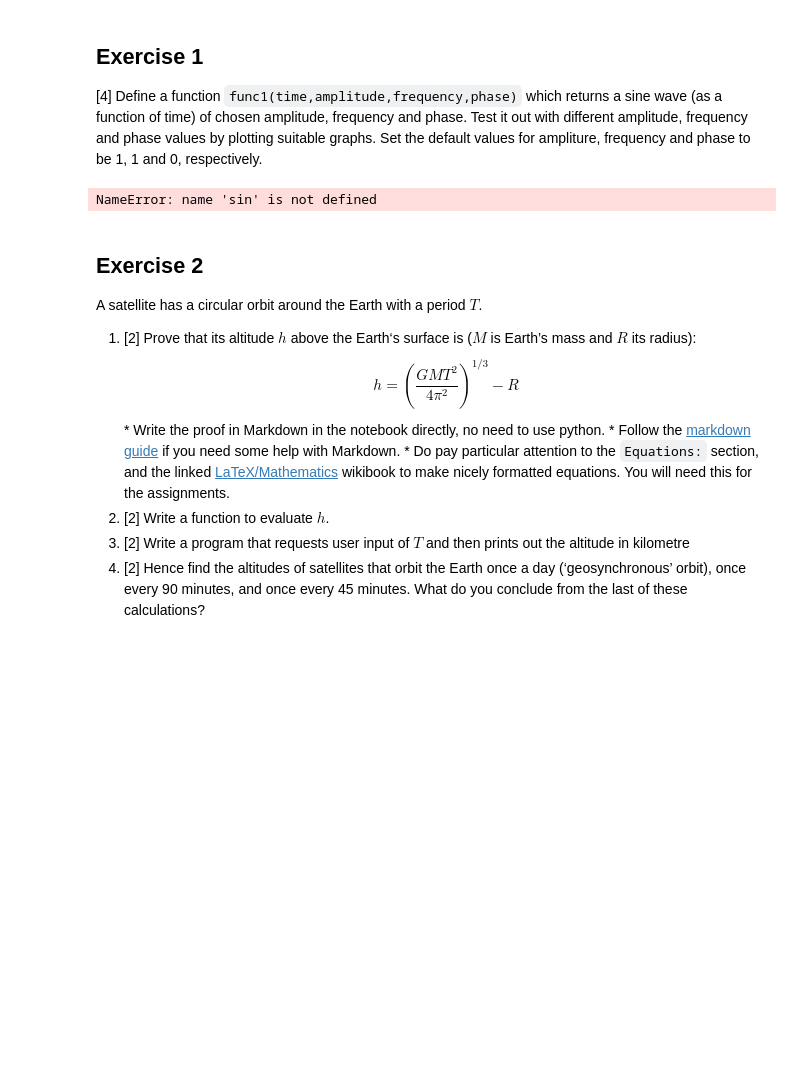
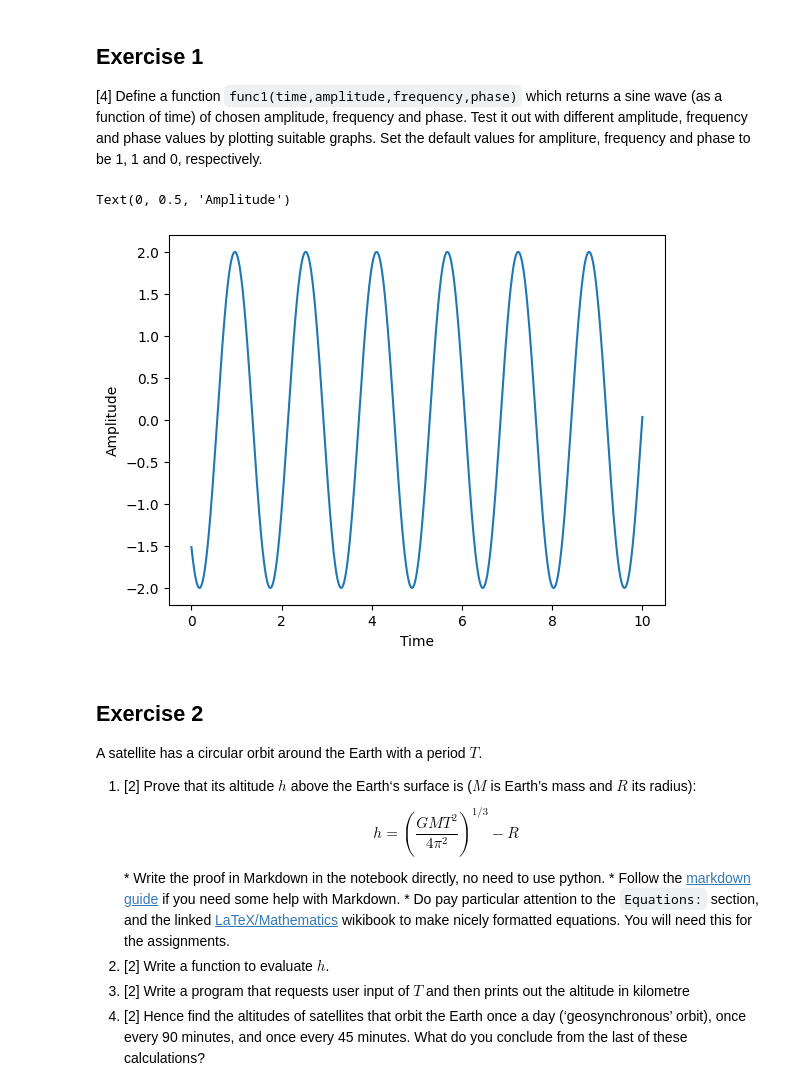
Before and after one commit to PX2145-2025/week-1-b-Luscombe-Charlie, a Jupyter notebook: Functions.ipynb, the cells around one changed output. Saved outputs shown, nothing was run; the diff lists cells and outputs as text; code cells hidden in the pictures; blank space fills up the shorter version.

```diff
--- a/Functions.ipynb
+++ b/Functions.ipynb
@@ -290,20 +290,21 @@ def position(t):
 [4] Define a function `func1(time,amplitude,frequency,phase)` which returns a sine wave (as a function of time) of chosen amplitude, frequency and phase. Test it out with different amplitude, frequency and phase values by plotting suitable graphs. Set the default values for ampliture, frequency and phase to be 1, 1 and 0, respectively.
 # %%
 from numpy import linspace
-from pylab import plot
+from pylab import *
 
 def func1(time,amplitude=1,frequency=1,phase=0):
+  amplitude = 2
+  frequency = 4
+  phase = 1
   return plot(time, amplitude*sin(frequency*(time+phase)))
 
 time = linspace(0, 10, 1000)
-amplitude = 2
-frequency = 4
-phase = 1
-func1(time,amplitude,frequency,phase)
+func1(time)
 xlabel("Time")
 ylabel("Amplitude")
 # %% [output]
-NameError: name 'sin' is not defined
+Text(0, 0.5, 'Amplitude')
+[figure, added]
 # %% [markdown]
 ## Exercise 2
 
```
Also changed, not shown: parts of 1 cell of this notebook.
